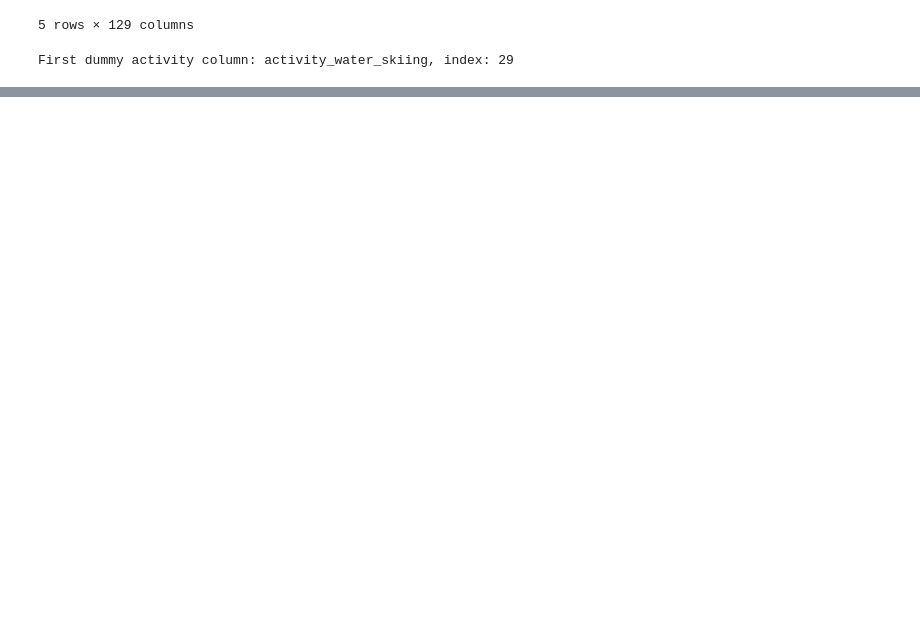
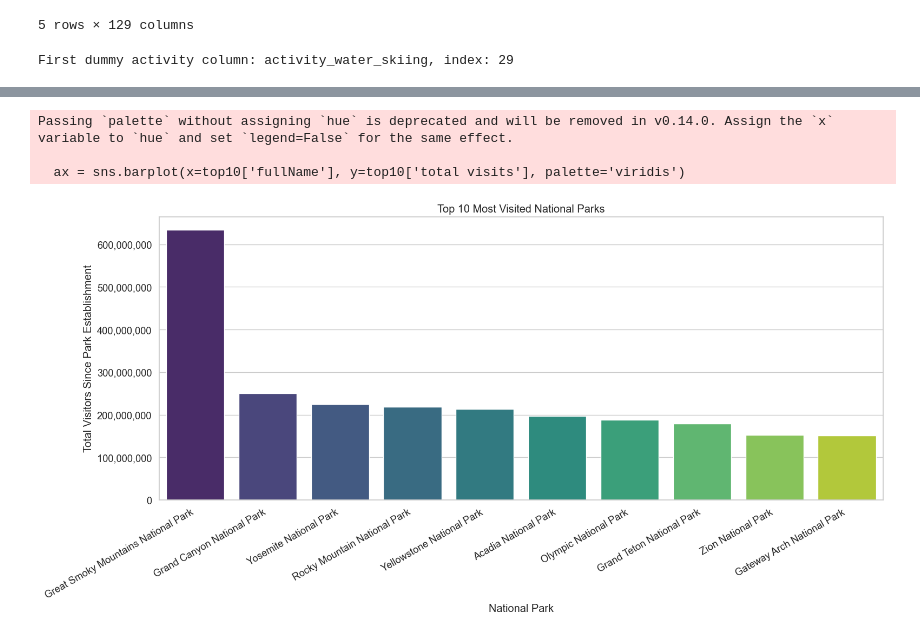
Before and after one commit to gunnargriffith/NationalParkAnnualAttendance, a Jupyter notebook: EDA.ipynb, the cells around one changed output, grey strips where cells are left out. Drawn from its saved outputs; the diff is of its cells as text; code cells hidden in the pictures; blank space fills up the shorter version.

Commit message:
Added EDA, created streamlit app. Added Seaborn for data visualiation.

```diff
--- a/EDA.ipynb
+++ b/EDA.ipynb
@@ -40,0 +71,35 @@ Voyageurs National Park
+# %%
+import seaborn as sns
+import matplotlib.pyplot as plt
+import matplotlib.ticker as mticker
+
+# Set seaborn theme for better visuals
+sns.set_theme(style="whitegrid", font_scale=1.2)
+
+# Plot top 10 most visited parks by total visits (one row per park)
+if 'fullName' in df.columns and 'total visits' in df.columns:
+    unique_parks = df.drop_duplicates(subset='fullName')
+    # Remove commas and convert 'total visits' to numeric
+    unique_parks['total visits'] = unique_parks['total visits'].astype(str).str.replace(',', '')
+    unique_parks['total visits'] = pd.to_numeric(unique_parks['total visits'], errors='coerce')
+    top10 = unique_parks.sort_values('total visits', ascending=False).head(10)
+    plt.figure(figsize=(16, 8))
+    ax = sns.barplot(x=top10['fullName'], y=top10['total visits'], palette='viridis')
+    plt.ylabel('Total Visitors Since Park Establishment')
+    plt.xlabel('National Park')
+    plt.title('Top 10 Most Visited National Parks')
+    plt.xticks(rotation=30, ha='right')
+    plt.tight_layout()
+    # Set y-axis to a continuous scale and format ticks
+    y_min = 0
+    y_max = top10['total visits'].max() * 1.05
+    ax.set_ylim(y_min, y_max)
+    ax.yaxis.set_major_formatter(mticker.FuncFormatter(lambda x, _: f'{int(x):,}'))
+    plt.show()
+else:
+    print('Required columns (fullName, total visits) not found in DataFrame.')
+# %% [output]
+Passing `palette` without assigning `hue` is deprecated and will be removed in v0.14.0. Assign the `x` variable to `hue` and set `legend=False` for the same effect.
+
+  ax = sns.barplot(x=top10['fullName'], y=top10['total visits'], palette='viridis')
+[figure, added]
```
Also changed, not shown: parts of 4 cells of this notebook, 2 other files.
